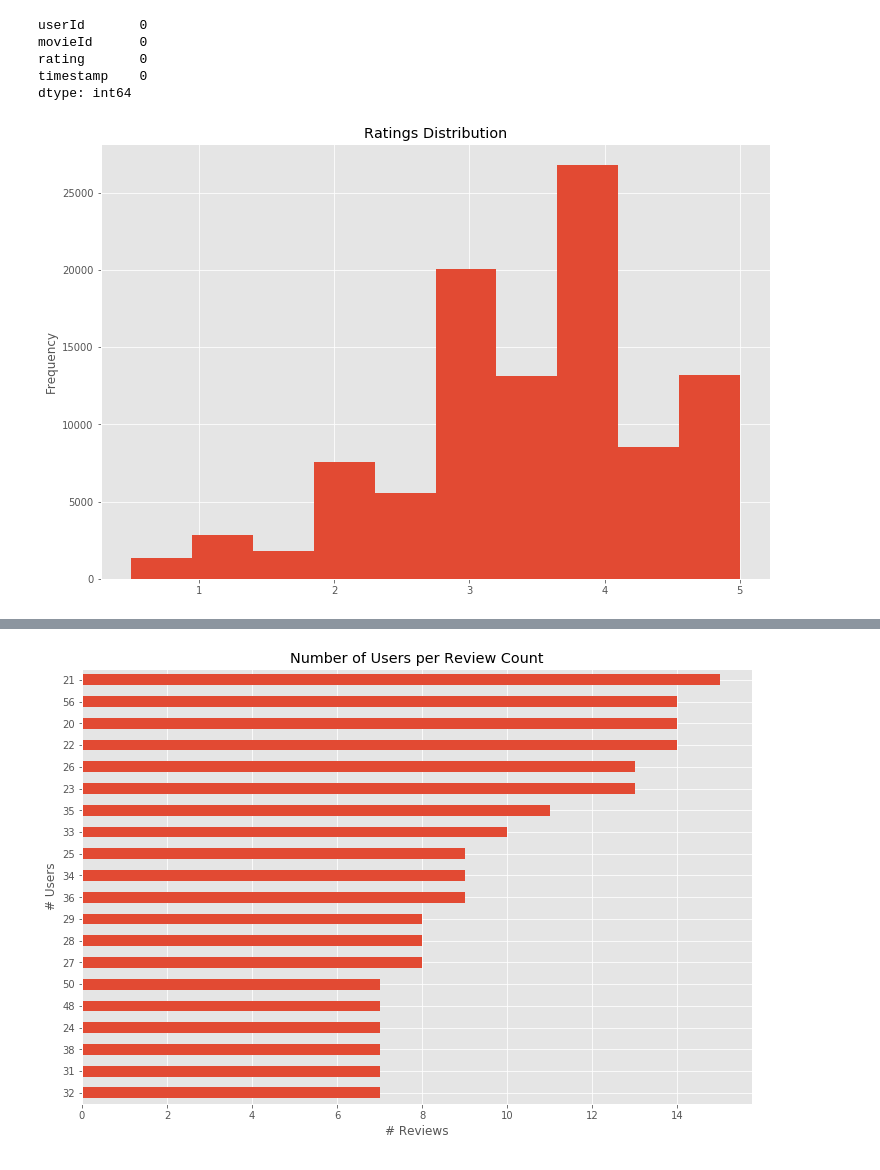
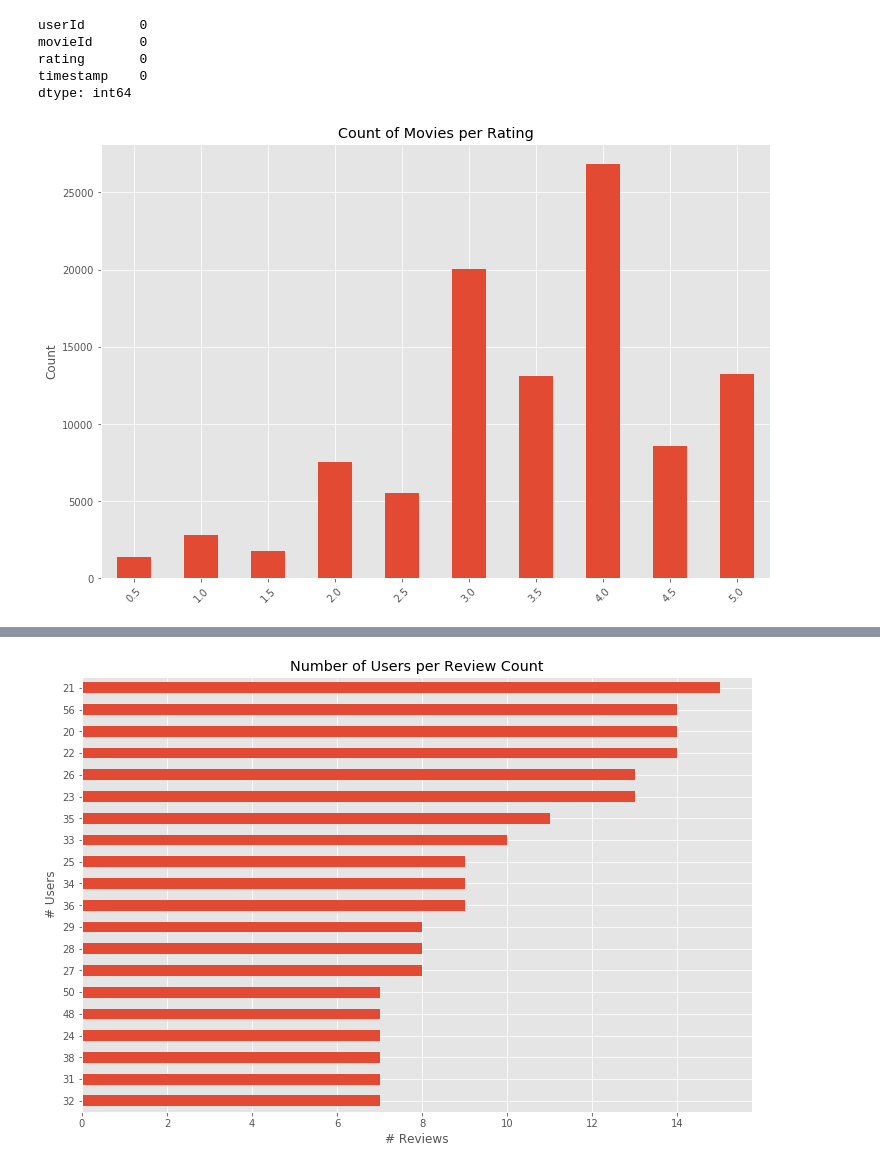
Before and after one commit to mau955/samcom_data_challenge, a Jupyter notebook: 02_Question.ipynb, the cells around one changed output, grey strips where cells are left out. Drawn from its saved outputs; the diff is of its cells as text; code cells hidden in the pictures.

```diff
--- a/02_Question.ipynb
+++ b/02_Question.ipynb
@@ -67,11 +67,11 @@ rating       0
 timestamp    0
 dtype: int64
 # %%
-# Distribution of Ratings
+# Count of Movies per Rating
 fig, ax = plt.subplots(figsize=(12, 8))
-ax.hist(ratings["rating"])
-ax.set_ylabel("Frequency")
-ax.set_title("Ratings Distribution")
-plt.savefig("images/ratings_distribution.svg")
+ratings["rating"].value_counts().sort_index().plot(kind="bar", rot=45, ax=ax)
+ax.set_ylabel("Count")
+ax.set_title("Count of Movies per Rating")
+plt.savefig("images/Count_Movies_per_Rating.svg")
 # %% [output]
-[figure, old version]
+[figure, new version]
```
Also changed, not shown: parts of 4 cells of this notebook, 7 other files.
